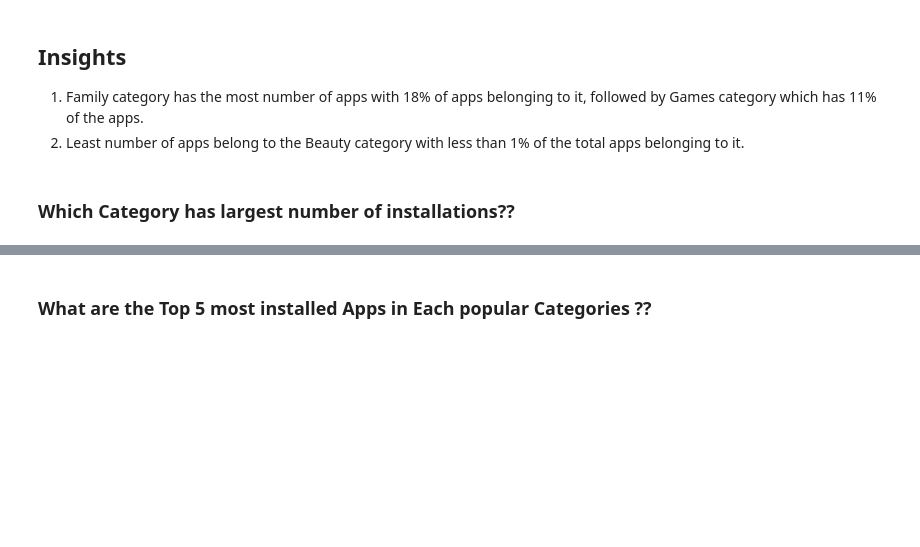
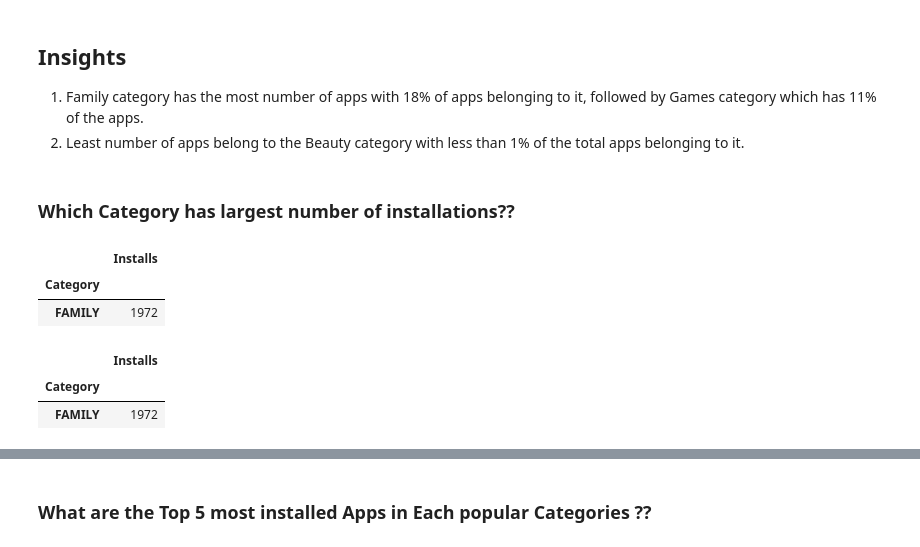
Before and after one commit to pragya-sharma11/Journey_to_Machine_Learning, a Jupyter notebook: Exploratory_Data_Analysis/Google_play_store_EDA_and_DataCleaning/EDA.ipynb, the cells around one changed output, grey strips where cells are left out. Saved outputs shown, nothing was run; the diff lists cells and outputs as text; code cells hidden in the pictures; blank space fills up the shorter version.

```diff
--- a/Exploratory_Data_Analysis/Google_play_store_EDA_and_DataCleaning/EDA.ipynb
+++ b/Exploratory_Data_Analysis/Google_play_store_EDA_and_DataCleaning/EDA.ipynb
@@ -492,6 +496,20 @@ plt.show()
 2. Least number of apps belong to the Beauty category with less than 1% of the total apps belonging to it.
 # %% [markdown]
 ### Which Category has largest number of installations??
+# %%
+lc = df[['Installs','Category']].groupby('Category').count()
+lc[lc['Installs']== max(lc['Installs'])]
+# %% [output]
+|  | Installs |
+| Category |  |
+| FAMILY | 1972 |
+# %%
+lc = pd.DataFrame(df.groupby('Category')['Installs'].count())
+lc[lc['Installs']== max(lc['Installs'])]
+# %% [output]
+|  | Installs |
+| Category |  |
+| FAMILY | 1972 |
 # %%
 df.head(2)
 # %% [output]
```
Also changed, not shown: parts of 6 cells of this notebook, 1 other file.
